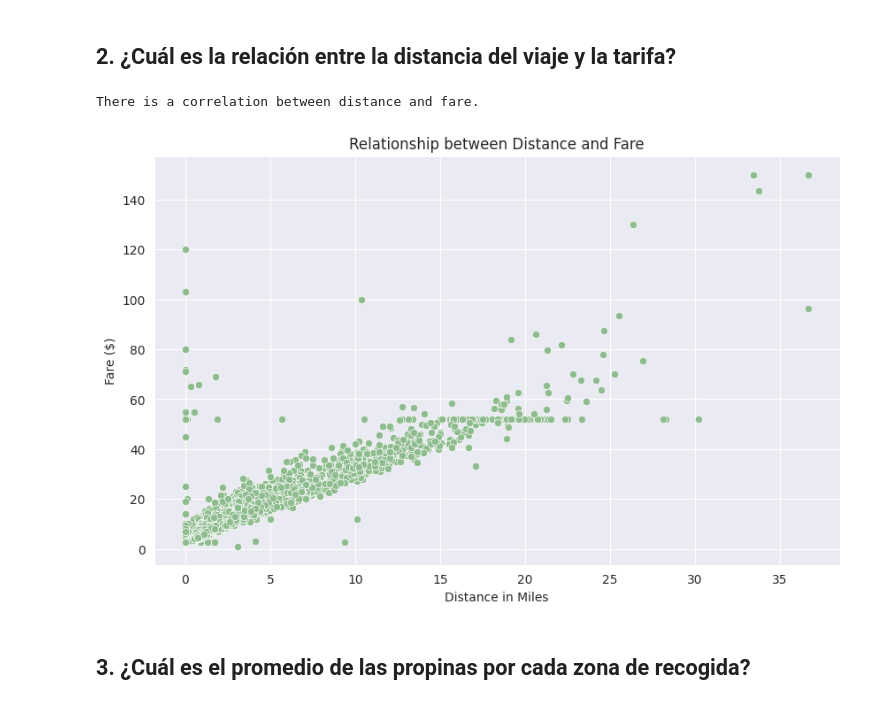
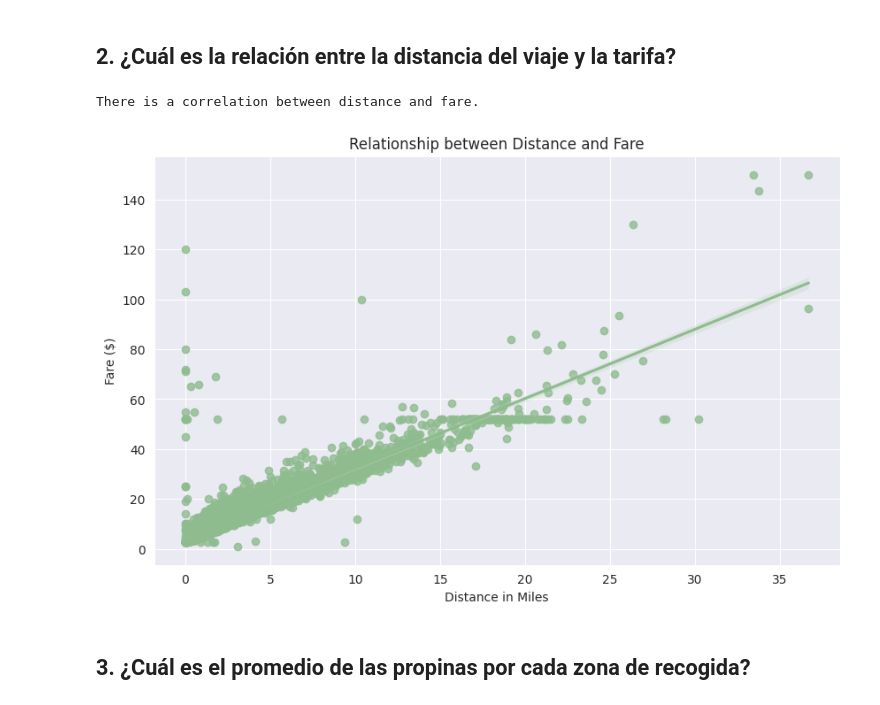
Before and after one commit to MarinaHolland/Python-Intro-for-Data-Science-at-CodeSpace, a Jupyter notebook: Notebooks/Lesson IV - Matplotlib and Seaborn.ipynb, the cells around one changed output. Drawn from its saved outputs; the diff is of its cells as text; code cells hidden in the pictures.

```diff
--- a/Notebooks/Lesson IV - Matplotlib and Seaborn.ipynb
+++ b/Notebooks/Lesson IV - Matplotlib and Seaborn.ipynb
@@ -470,20 +470,20 @@ Text(0, 0.5, 'Frequency')
 # %%
 # Ajusting the size of the figure
 plt.figure(figsize=(10,6))
 
 # Creating a scatterplot
-sns.scatterplot(x='distance', y='fare', data =taxis_df, color='darkseagreen')
+sns.regplot(x='distance', y='fare', data =taxis_df, color='darkseagreen')
 
 # Writing titles for the scatterplot
 plt.title('Relationship between Distance and Fare')
 plt.xlabel('Distance in Miles')
 plt.ylabel('Fare ($)')
 
 # Printing the answer
 print('There is a correlation between distance and fare.')
 # %% [output]
 There is a correlation between distance and fare.
-[figure, old version]
+[figure, new version]
 # %% [markdown]
 ## 3. ¿Cuál es el promedio de las propinas por cada zona de recogida?
 # %%
```
Also changed, not shown: parts of 7 cells of this notebook.
